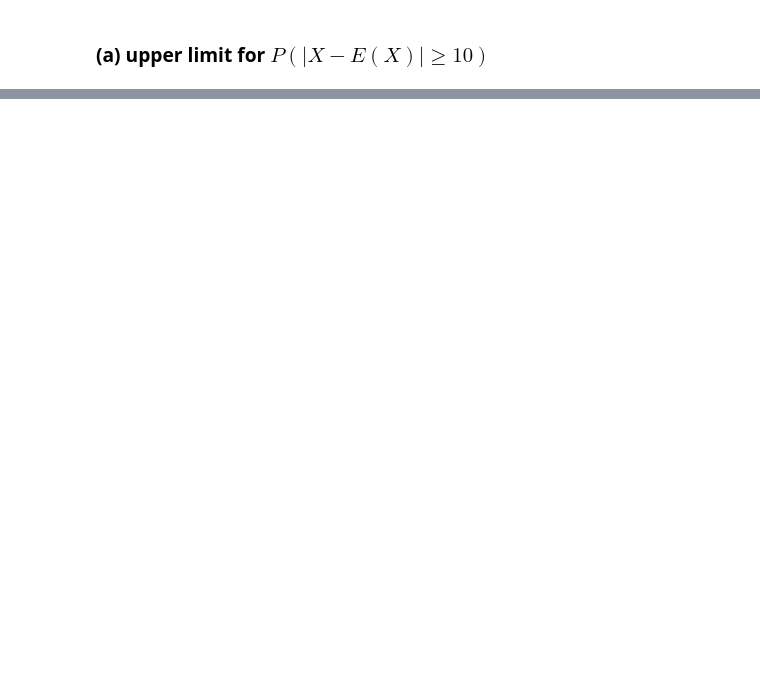
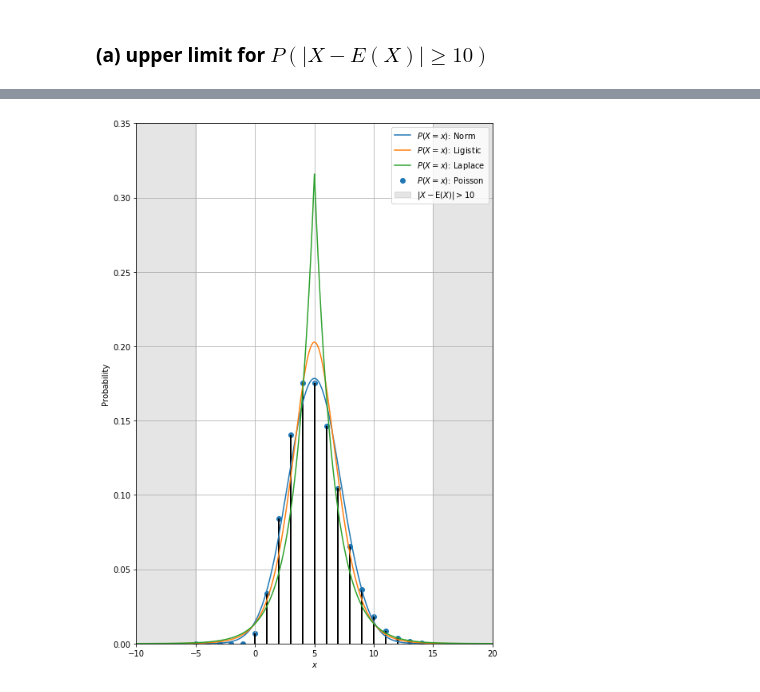
Before and after one commit to indiaki1o/ISI2, a Jupyter notebook: EX3/EX03.ipynb, the cells around one changed output, grey strips where cells are left out. Cells and saved outputs as stored; diff of their text form; code cells hidden in the pictures; blank space fills up the shorter version.

Commit message:
ex3: 2.b. illustrate distribution fullfill that E(X)=5 and  E(X)=5.

```diff
--- a/EX3/EX03.ipynb
+++ b/EX3/EX03.ipynb
@@ -293,0 +296,15 @@ Hence, the upper bound of $P(|X-\mathrm{E}(X)|{\ge}10)$ is $\frac{\mathrm{Var}(X
+# %%
+X_norm = scipy.stats.norm(loc=5,scale=np.sqrt(5))
+print("Noraml distribution: \n  Mean ={0:5},\n  Variance ={1:10}".format(X_norm.mean(), X_norm.var()) )
+
+X_logist = scipy.stats.logistic(loc=5,scale=np.sqrt(5*3/(np.pi)**2))
+print("Logistic distribution:\n  Mean ={0:5},\n  Variance ={1:10}".format(X_logist.mean(), X_logist.var()) )
+
+X_laplace = scipy.stats.laplace(loc=5,scale=np.sqrt(5/2))
+print("Double exponential distribution:\n  Mean ={0:5},\n  Variance ={1:10}".format(X_laplace.mean(), X_laplace.var()) )
+
+X_poisson = scipy.stats.poisson(loc=0,mu=5)
+print("Poisson distribution:\n  Mean ={0:5},\n  Variance ={1:10}".format(X_poisson.mean(), X_poisson.var()) )
+
+X_list=[X_norm, X_logist, X_laplace, X_poisson]
+labels=["Norm","Logistic","Laplace", "Poisson"]
@@ -293,0 +324,37 @@ Hence, the upper bound of $P(|X-\mathrm{E}(X)|{\ge}10)$ is $\frac{\mathrm{Var}(X
+# %%
+X=np.linspace(-15+5,15+5,10000)
+X_disc=np.arange(-10+5,10+5)
+p_zero = np.zeros(X.shape)
+p_one  = np.ones(X.shape)
+X_outer = np.abs(X-5)>=10
+
+#-----------------------------------------------------------
+fig_ = plt.figure(figsize=(8,12))
+ax_ = plt.subplot(111)
+
+#
+ax_.plot(X, X_norm.pdf(X), label="$P(X=x)$: Norm")
+ax_.plot(X, X_logist.pdf(X), label="$P(X=x)$: Ligistic")
+ax_.plot(X, X_laplace.pdf(X), label="$P(X=x)$: Laplace")
+
+ax_.vlines(X_disc,0, X_poisson.pmf(X_disc),
+           linestyle="-", lw=2)
+ax_.scatter(X_disc, X_poisson.pmf(X_disc),
+            label="$P(X=x)$: Poisson",
+            linestyle="-")
+fill_    = ax_.fill_between(X, p_zero, X_outer, where=X_outer,
+                            color="k", alpha=0.1,
+                            label="$|X-\mathrm{E}(X)|>10$")
+#-----------------------------------------------------------
+ax_.grid(True)
+# ax_.axis('equal')
+ax_.legend(fontsize=24)
+ax_.axes.set_ylabel("Probability")
+ax_.axes.set_xlim(-10,20)
+ax_.axes.set_ylim(0,0.35)
+ax_.axes.set_xlabel("$x$")
+
+ax_.legend()
+ax_.grid(True)
+# %% [output]
+[figure, added]
```
Also changed, not shown: parts of 4 cells of this notebook.
